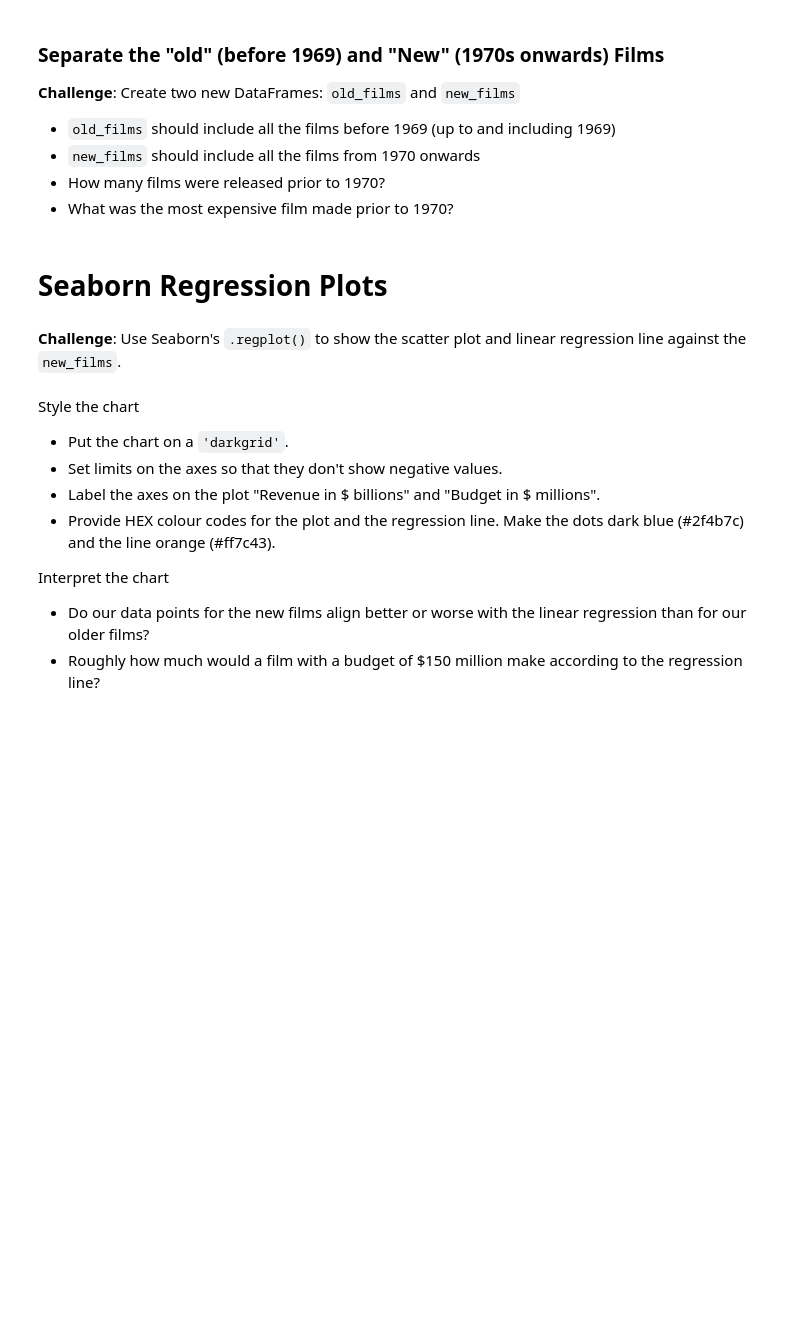
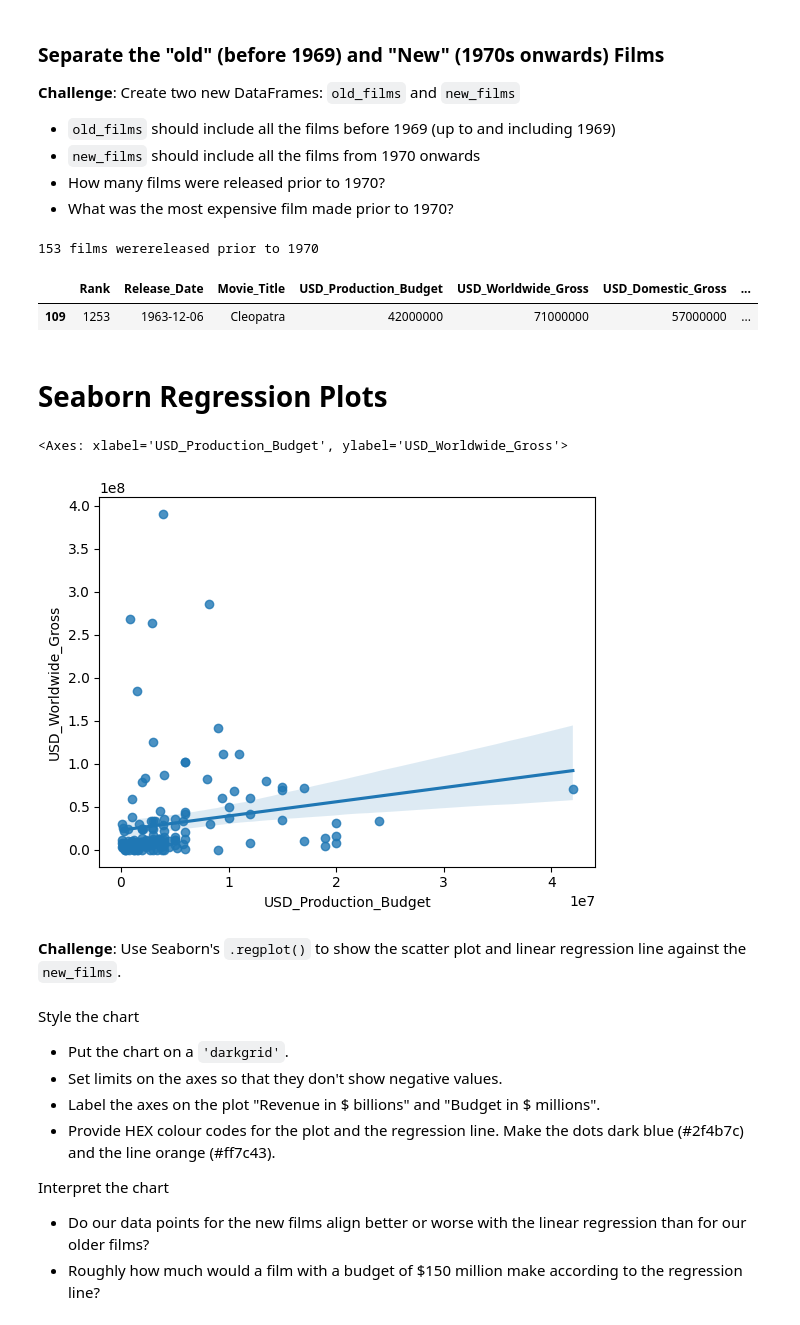
Before and after one commit to anandachanta19/100DaysOfCode, a Jupyter notebook: Seaborn_Regression/Seaborn_and_Linear_Regression_(start).ipynb, the cells around one changed output. Saved outputs shown, nothing was run; the diff lists cells and outputs as text; code cells hidden in the pictures; blank space fills up the shorter version.

```diff
--- a/Seaborn_Regression/Seaborn_and_Linear_Regression_(start).ipynb
+++ b/Seaborn_Regression/Seaborn_and_Linear_Regression_(start).ipynb
@@ -104,8 +272,24 @@ Here's how:
 * `new_films` should include all the films from 1970 onwards
 * How many films were released prior to 1970?
 * What was the most expensive film made prior to 1970?
+# %%
+old_films = data_clean[data_clean.Decade < 1970]
+new_films = data_clean[data_clean.Decade > 1970]
+print(f"{len(old_films)} films werereleased prior to 1970")
+old_films[old_films['USD_Production_Budget'] == old_films.USD_Production_Budget.max()]
+# %% [output]
+153 films werereleased prior to 1970
+|  | Rank | Release_Date | Movie_Title | USD_Production_Budget | USD_Worldwide_Gross | USD_Domestic_Gross | ... |
+| 109 | 1253 | 1963-12-06 | Cleopatra | 42000000 | 71000000 | 57000000 | ... |
 # %% [markdown]
 # Seaborn Regression Plots
+# %%
+sns.regplot(data=old_films,
+            x='USD_Production_Budget',
+            y='USD_Worldwide_Gross')
+# %% [output]
+<Axes: xlabel='USD_Production_Budget', ylabel='USD_Worldwide_Gross'>
+[figure, added]
 # %% [markdown]
 **Challenge**: Use Seaborn's `.regplot()` to show the scatter plot and linear regression line against the `new_films`.
 <br>
```
Also changed, not shown: parts of 33 cells of this notebook.
